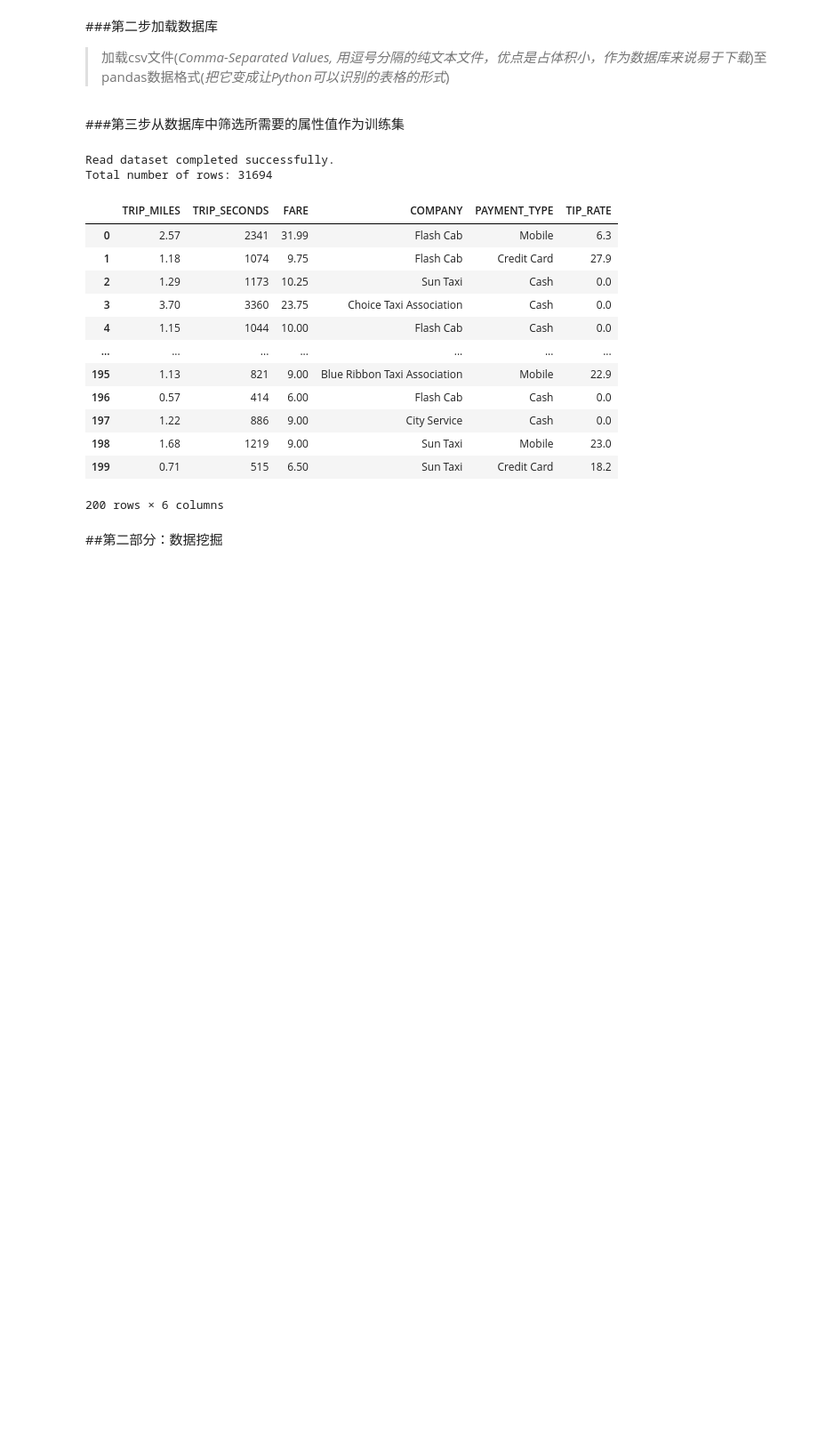
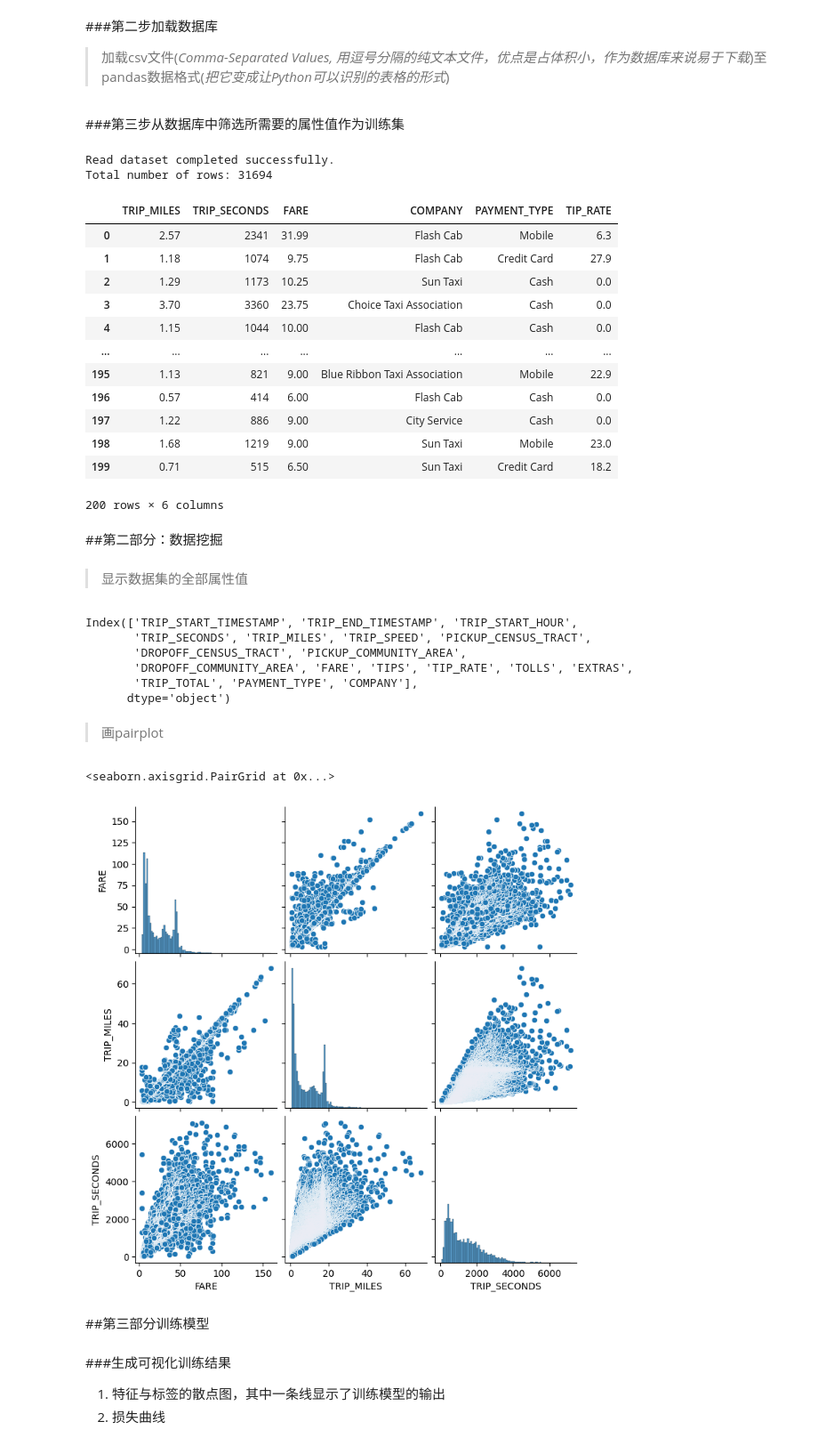
Before and after one commit to ZackWongAPO/Colab, a Jupyter notebook: Taxi.ipynb, the cells around one changed output. Shown at 89% size. Saved outputs shown, nothing was run; the diff lists cells and outputs as text; code cells hidden in the pictures; blank space fills up the shorter version.

```diff
--- a/Taxi.ipynb
+++ b/Taxi.ipynb
@@ -110,3 +110,27 @@ Total number of rows: 31694
 200 rows × 6 columns
 # %% [markdown]
 ##第二部分：数据挖掘
+# %% [markdown]
+>显示数据集的全部属性值
+# %%
+print(chicago_taxi_dataset.columns)
+# %% [output]
+Index(['TRIP_START_TIMESTAMP', 'TRIP_END_TIMESTAMP', 'TRIP_START_HOUR',
+       'TRIP_SECONDS', 'TRIP_MILES', 'TRIP_SPEED', 'PICKUP_CENSUS_TRACT',
+       'DROPOFF_CENSUS_TRACT', 'PICKUP_COMMUNITY_AREA',
+       'DROPOFF_COMMUNITY_AREA', 'FARE', 'TIPS', 'TIP_RATE', 'TOLLS', 'EXTRAS',
+       'TRIP_TOTAL', 'PAYMENT_TYPE', 'COMPANY'],
+      dtype='object')
+# %% [markdown]
+>画pairplot
+# %%
+seaborn.pairplot(training_df, x_vars=["FARE", "TRIP_MILES", "TRIP_SECONDS"], y_vars=["FARE", "TRIP_MILES", "TRIP_SECONDS"])
+# %% [output]
+<seaborn.axisgrid.PairGrid at 0x...>
+[figure, added]
+# %% [markdown]
+##第三部分训练模型
+# %% [markdown]
+###生成可视化训练结果
+1.   特征与标签的散点图，其中一条线显示了训练模型的输出
+2.   损失曲线
```
Also changed, not shown: parts of 6 cells of this notebook.
